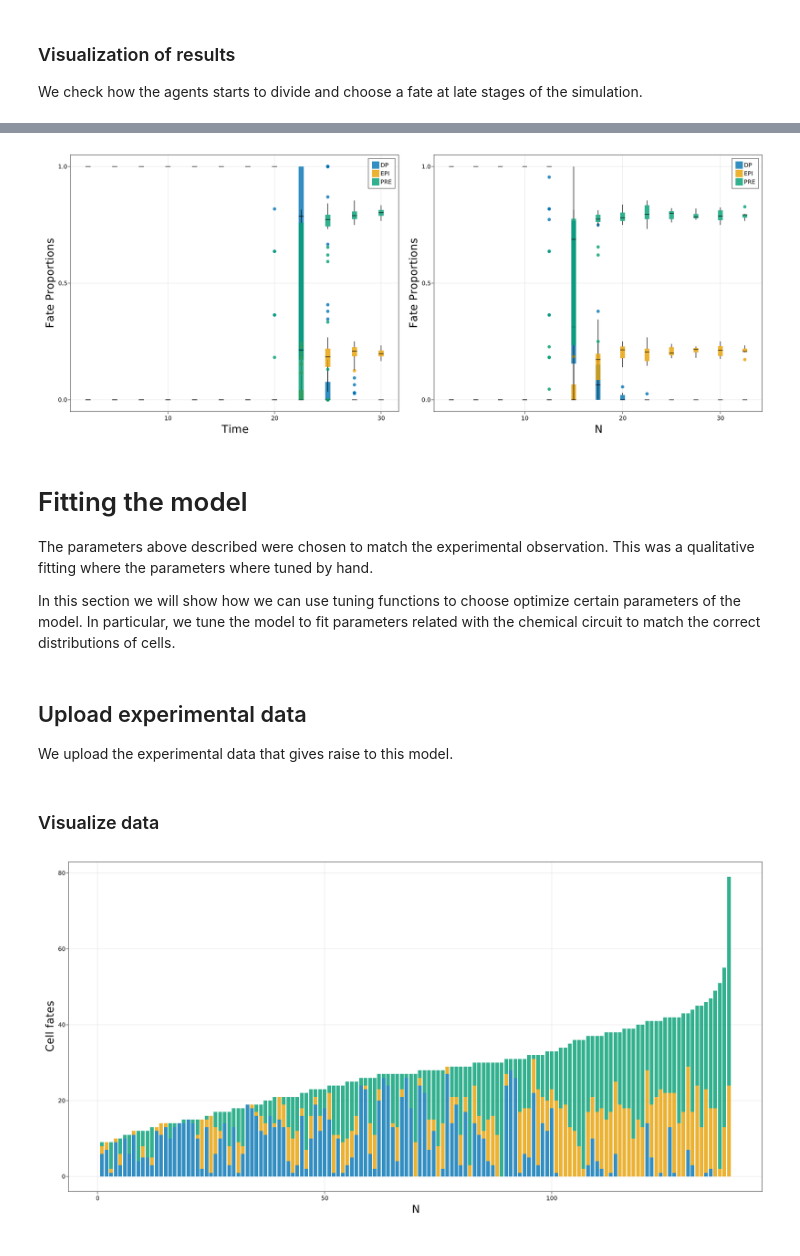
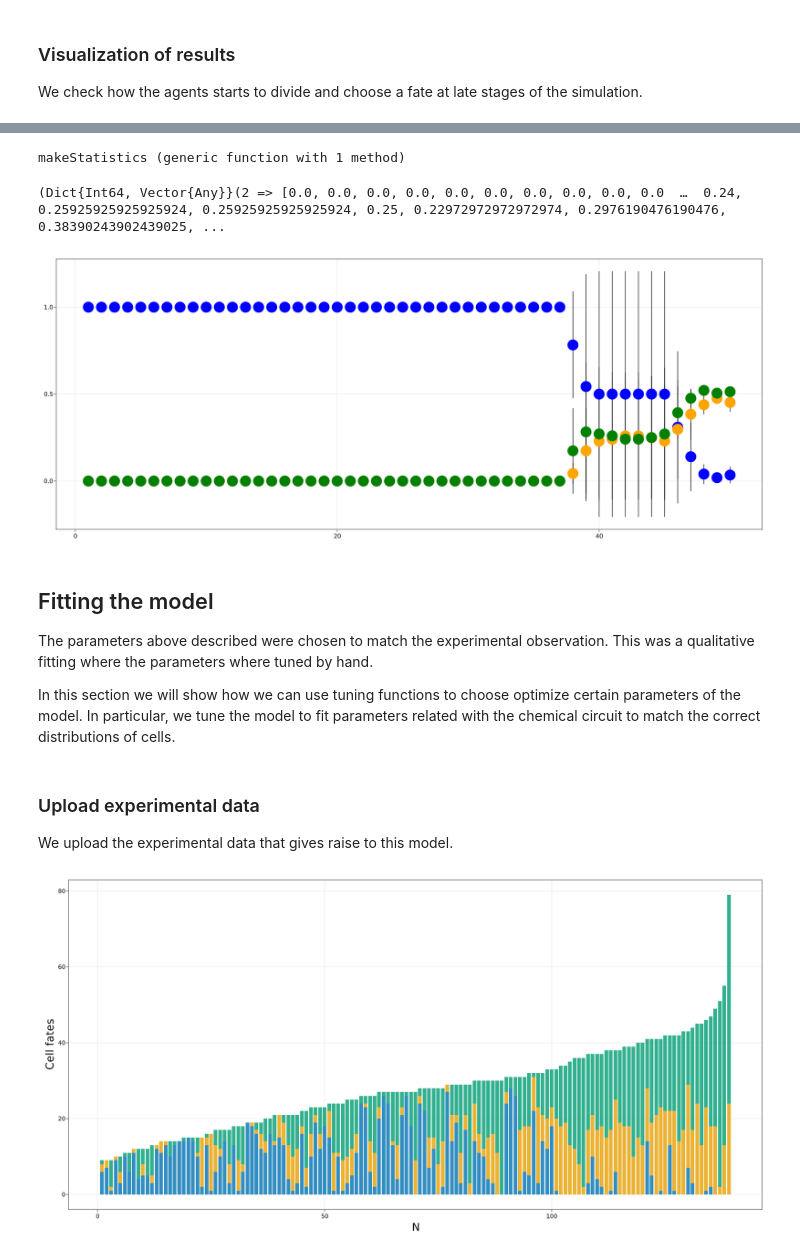
Before and after one commit to dsb-lab/CellBasedModels.jl, a Jupyter notebook: examples/Development.ipynb, the cells around one changed output, grey strips where cells are left out. Saved outputs shown, nothing was run; the diff lists cells and outputs as text; code cells hidden in the pictures.

```diff
--- a/examples/Development.ipynb
+++ b/examples/Development.ipynb
@@ -340,26 +349,76 @@ We now have the statistics of the model and we can visualize the proportion of c
-# %%
-fig = Figure(resolution=(2000,800))
-
-CustomFunction.plotProportions(simulatedData,5,fig,1,1)
-CustomFunction.plotProportions(simulatedData,5,fig,1,2,flavor=:N)
-
-fig
-# %% [output]
-[figure, removed]
+# %%
+function makeStatisticsTime(dt,steps,saveEach,nRepetitions)
+
+    #Make simulations and add results to list
+    propList = Dict( 1=>[], 2=>[], 3=>[] )
+    for i in 1:nRepetitions
+        #Make the simulations
+        com = initializeEmbryo(parameters);
+        customEvolve!(com,dt,steps,saveEach)
+
+        #Add them to the model
+        prop = getProportions(com)
+        for fate in 1:3
+            for (j,p) in enumerate(prop[fate])
+                if j > length(propList[fate])
+                    push!(propList[fate],prop[fate][j:j])
+                else
+                    push!(propList[fate][j],prop[fate][j])
+                end
+            end
+        end
+    end
+
+    #Make statistics of the results
+    propMean = deepcopy(propList)
+    propStd = deepcopy(propList)
+    for fate in 1:3
+        for j in 1:length(propList[fate])
+            propMean[fate][j] = mean(propList[fate][j])
+            propStd[fate][j] = std(propList[fate][j])
+        end
+    end
+
+    return propMean, propStd
+end;
+# %% [output]
+makeStatistics (generic function with 1 method)
+# %%
+dt = 0.0002
+steps = round(Int64,50/dt)
+saveEach = round(Int64,1/dt)
+
+nRepetitions = 2
+
+propMean, propStd = makeStatistics(dt,steps,saveEach,nRepetitions);
+# %% [output]
+(Dict{Int64, Vector{Any}}(2 => [0.0, 0.0, 0.0, 0.0, 0.0, 0.0, 0.0, 0.0, 0.0, 0.0  …  0.24, 0.25925925925925924, 0.25925925925925924, 0.25, 0.22972972972972974, 0.2976190476190476, 0.38390243902439025, ...
+# %%
+fig = Figure(resolution=(2000,800))
+
+ax = Axis(fig[1,1])
+for fate in 1:3
+    errorbars!(ax,1:length(propMean[fate]),propMean[fate],propStd[fate],color=:black)
+end
+for fate in 1:3
+    scatter!(ax,1.:length(propMean[fate]),Float64.(propMean[fate]),markersize=30,color=colorMap[fate])
+end
+
+fig
+# %% [output]
+[figure, added]
 # %% [markdown]
-# Fitting the model
+## Fitting the model
 
 The parameters above described were chosen to match the experimental observation. This was a qualitative fitting where the parameters where tuned by hand.
 
 In this section we will show how we can use tuning functions to choose optimize certain parameters of the model. In particular, we tune the model to fit parameters related with the chemical circuit to match the correct distributions of cells.
 # %% [markdown]
-## Upload experimental data
+### Upload experimental data
 
 We upload the experimental data that gives raise to this model.
 # %%
 data = CustomFunction.uploadExperimentalData();
-# %% [markdown]
-### Visualize data
 # %%
 fig = Figure(resolution=(2000,1000))
 
```
Also changed, not shown: parts of 31 cells of this notebook, 46 other files.
